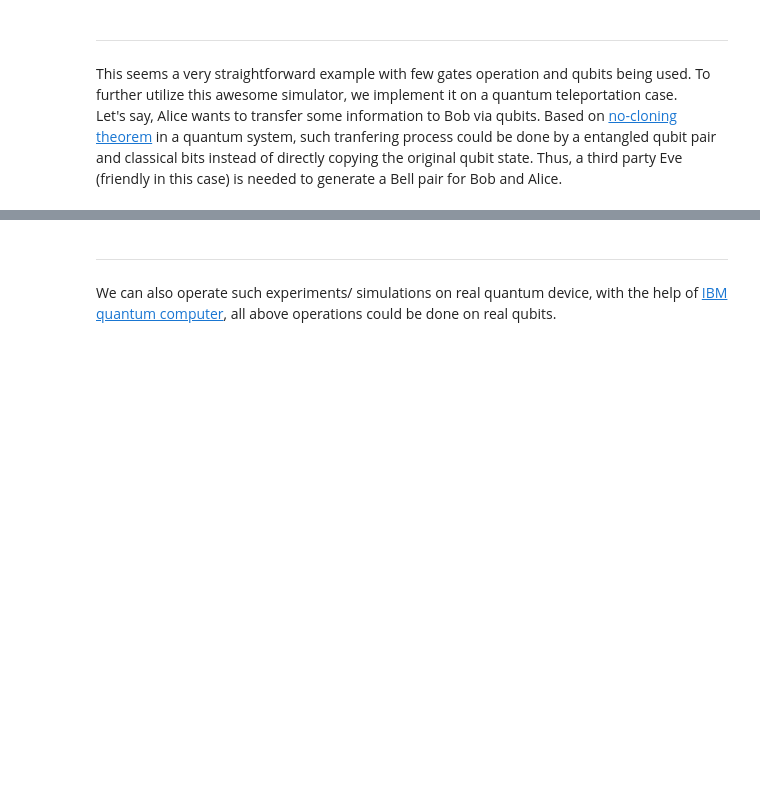
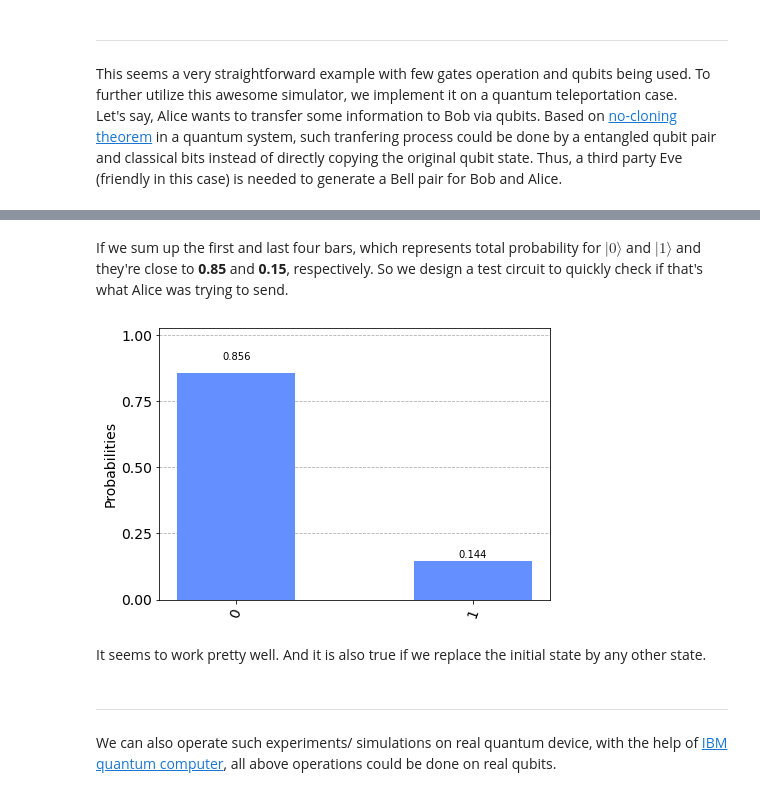
Before and after one commit to ubsuny/myfavoritequantumexperiment-CarlatBuffalo, a Jupyter notebook: hw8.ipynb, the cells around one changed output, grey strips where cells are left out. Saved outputs shown, nothing was run; the diff lists cells and outputs as text; code cells hidden in the pictures; blank space fills up the shorter version.

```diff
--- a/hw8.ipynb
+++ b/hw8.ipynb
@@ -166,3 +169,21 @@ Total count for 0 and 1 are: {'1 1': 2507, '0 1': 2463, '1 0': 2569, '0 0': 2461
+# %% [markdown]
+If we sum up the first and last four bars, which represents total probability for $ |0\rangle $ and $ |1\rangle $ and they're close to **0.85** and **0.15**, respectively. So we design a test circuit to quickly check if that's what Alice was trying to send.
+# %%
+# we check if it's the correct message the ALice wants to send
+qtest = QuantumCircuit(QuantumRegister(1),ClassicalRegister(1))
+qtest.u(np.pi/4,np.pi/2,np.pi/2,0)
+qtest.measure(0,0)
+qtest.draw()
+compiled_test = transpile(qtest, simulator)
+test_result = simulator.run(compiled_test, shots=nshots).result()
+
+# Returns counts
+test_counts = test_result.get_counts(qtest)
+plot_histogram(test_result.get_counts())
+# %% [output]
+[figure, added]
+# %% [markdown]
+It seems to work pretty well. And it is also true if we replace the initial state by any other state.
 # %% [markdown]
 ---
 We can also operate such experiments/ simulations on real quantum device, with the help of [IBM quantum computer](https://quantum-computing.ibm.com/composer), all above operations could be done on real qubits.
```
Also changed, not shown: parts of 8 cells of this notebook.
